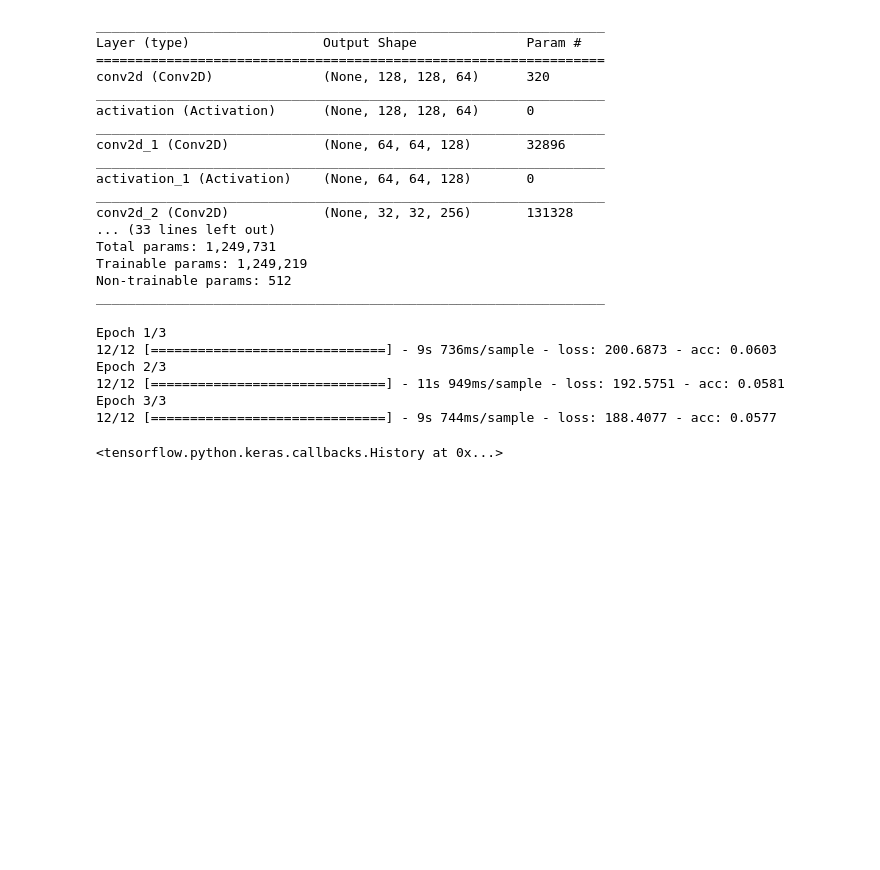
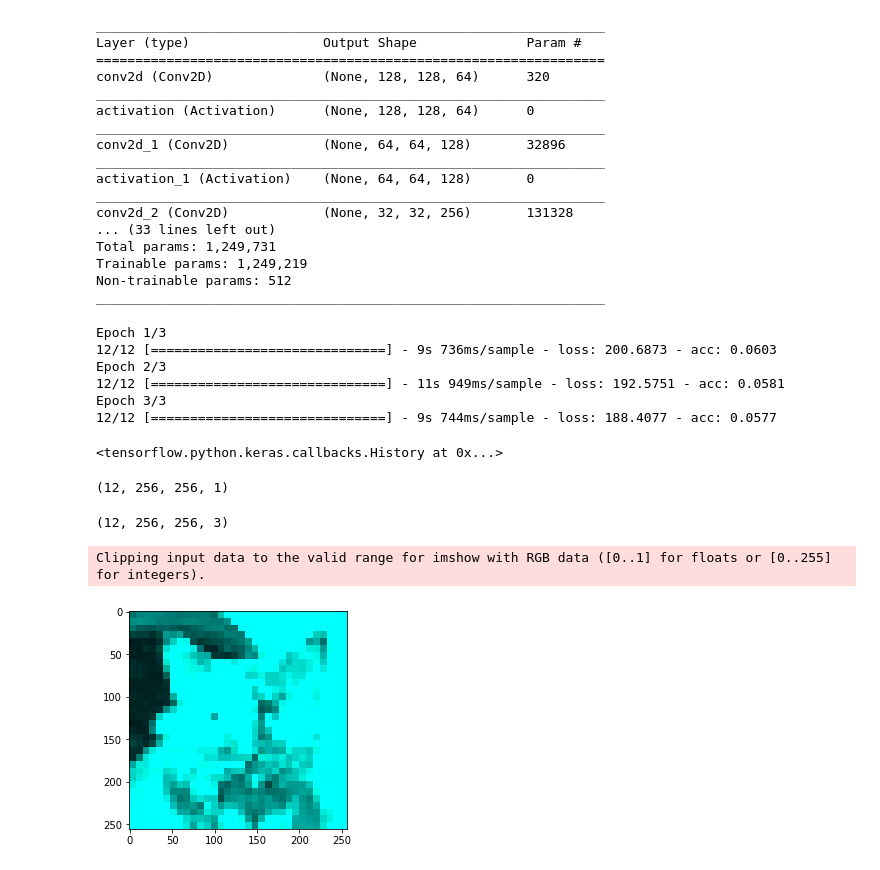
Before and after one commit to Neeraj-Prakash/Image_Colorization, a Jupyter notebook: Image Colourisation model.ipynb, the cells around one changed output. Drawn from its saved outputs; the diff is of its cells as text; code cells hidden in the pictures; blank space fills up the shorter version.

```diff
--- a/Image Colourisation model.ipynb
+++ b/Image Colourisation model.ipynb
@@ -1,6 +1,12 @@
 # %%
-#import pickle
-import keras
-from keras.models import Sequential
-from keras.layers import Dense, UpSampling2D, BatchNormalization, Activation, Flatten, Conv2D
+import pickle
+import tensorflow as tf
+from tensorflow.keras.models import Sequential
+from tensorflow.keras.layers import Dense, UpSampling2D, BatchNormalization, Activation, Flatten, Conv2D
 import numpy as np
+
+x = pickle.load(open("Grey.pickle","rb"))
+y = pickle.load(open("LAB.pickle","rb"))
+
+x= x/255.0
+y =np.array(y).reshape(-1,256,256,3)
@@ -14,4 +12,0 @@ X = np.load("X.npy")
-# %%
-print(X.shape)
-
-y = np.load("y.npy")
@@ -88,7 +133,7 @@ Trainable params: 1,249,219
 Non-trainable params: 512
 _________________________________________________________________
 # %%
-model.fit(X, y, epochs=50, validation_split=0.1)
+model.fit(x, y, epochs=3)
 # %% [output]
 Epoch 1/3
 12/12 [==============================] - 9s 736ms/sample - loss: 200.6873 - acc: 0.0603
@@ -101,0 +145,10 @@ model.save("colorizer.h5")
+# %%
+x.shape
+# %% [output]
+(12, 256, 256, 1)
+# %%
+pred = model.predict(x)
+# %%
+pred.shape
+# %% [output]
+(12, 256, 256, 3)
@@ -101,0 +157,6 @@ model.save("colorizer.h5")
+# %%
+plt.imshow(pred[0])
+plt.show()
+# %% [output]
+Clipping input data to the valid range for imshow with RGB data ([0..1] for floats or [0..255] for integers).
+[figure, added]
```
Also changed, not shown: parts of 8 cells of this notebook.
